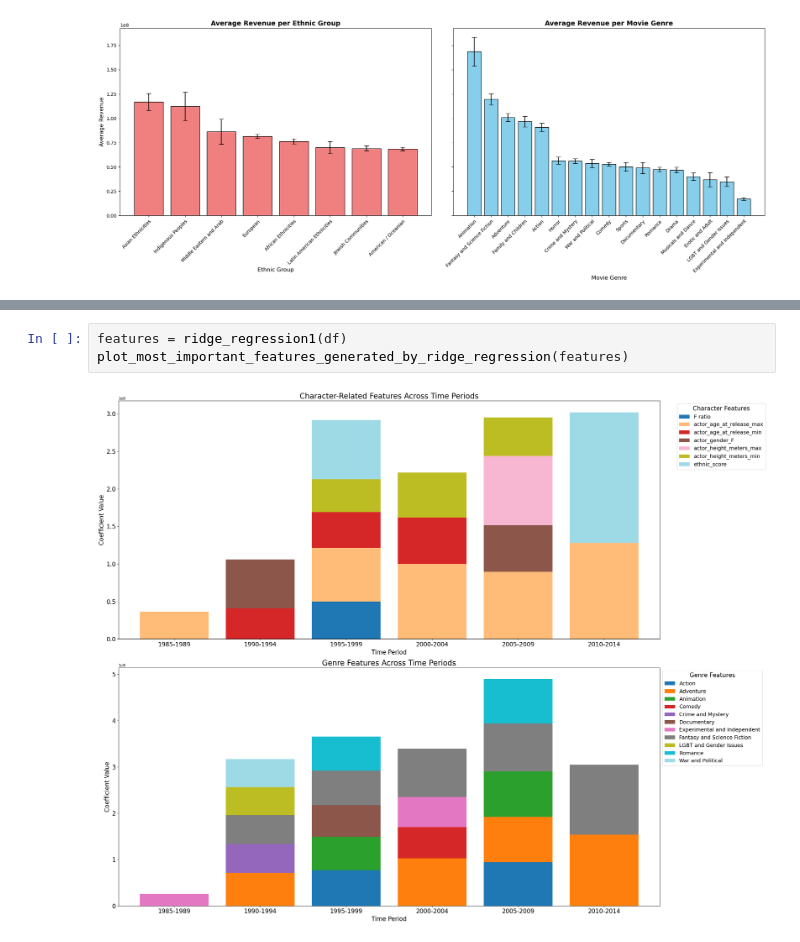
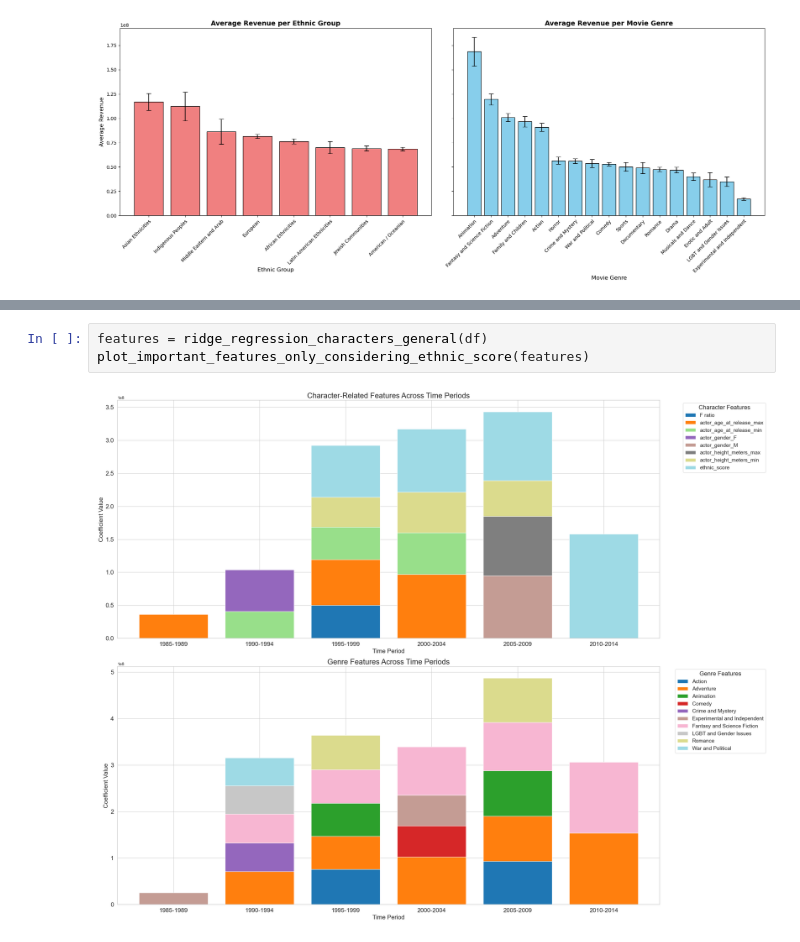
Before and after one commit to epfl-ada/ada-2024-project-insightmasters24, a Jupyter notebook: results.ipynb, the cells around one changed output, grey strips where cells are left out. Drawn from its saved outputs; the diff is of its cells as text.

```diff
--- a/results.ipynb
+++ b/results.ipynb
@@ -199,6 +186,6 @@ plot_mean_revenue_by_f_ratio(df)
 # %%
-features = ridge_regression1(df)
-plot_most_important_features_generated_by_ridge_regression(features)
+features = ridge_regression_characters_general(df)
+plot_important_features_only_considering_ethnic_score(features)
 # %% [output]
-[figure, old version]
+[figure, new version]
 # %%
```
Also changed, not shown: parts of 17 cells of this notebook, 8 other files.
